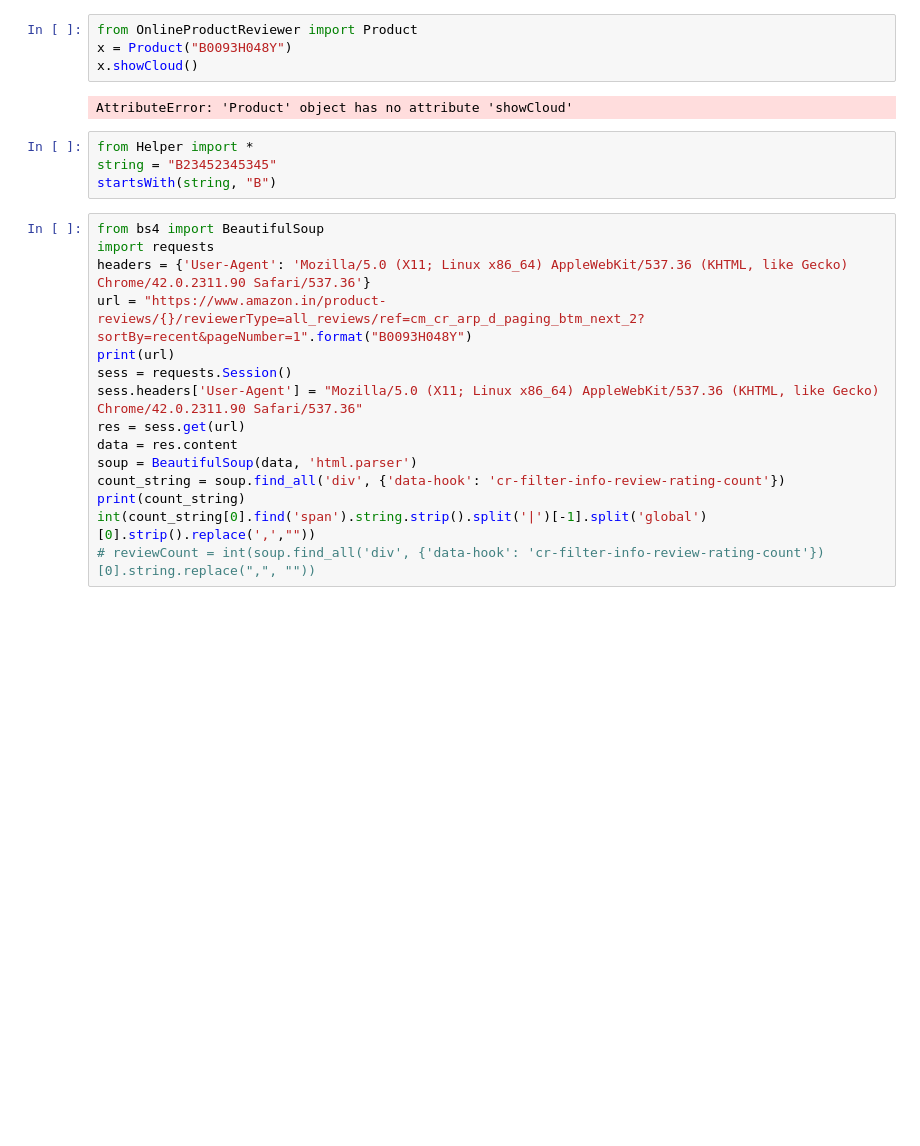
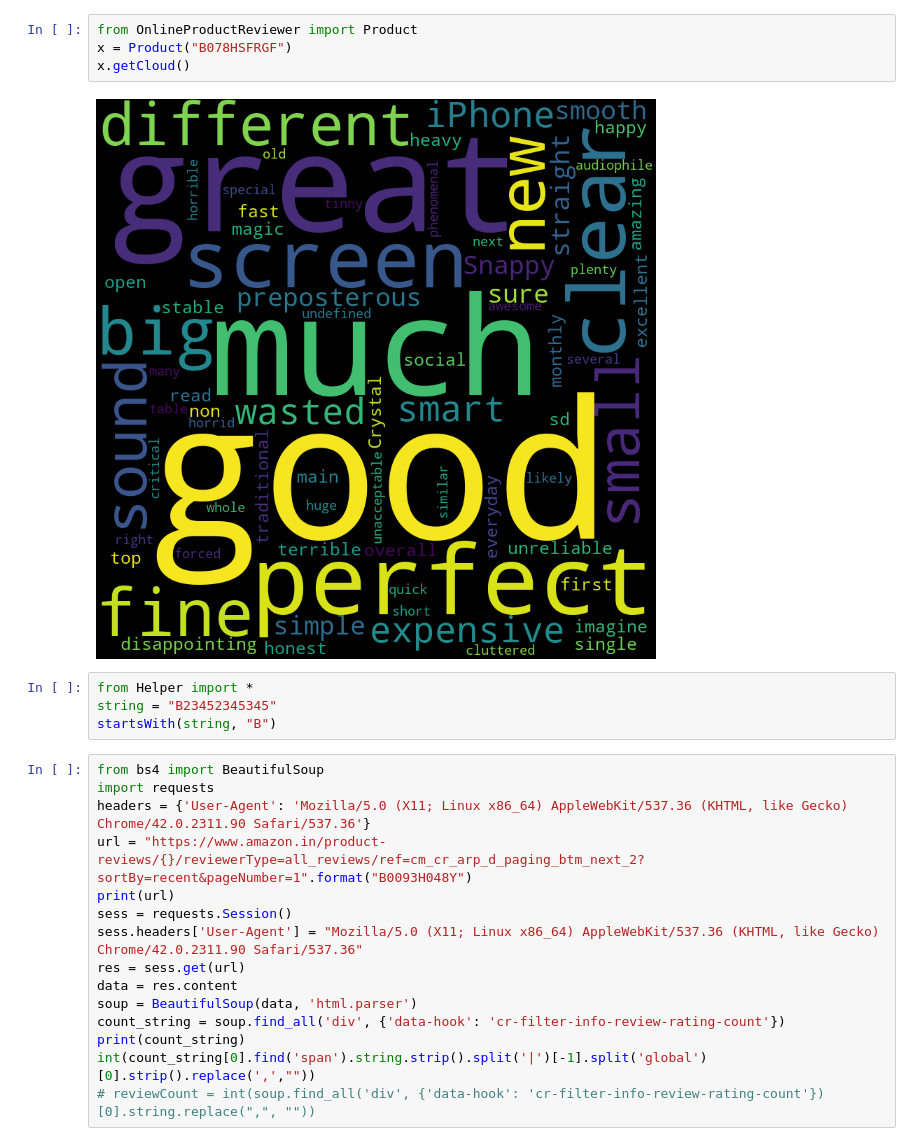
Before and after one commit to themohitkhare/OPR, a Jupyter notebook: testing.py.ipynb, the cells around one changed output. Drawn from its saved outputs; the diff is of its cells as text; blank space fills up the shorter version.

Commit message:
Modified cloud method

```diff
--- a/testing.py.ipynb
+++ b/testing.py.ipynb
@@ -1,9 +1,9 @@
 # %%
 from OnlineProductReviewer import Product
-x = Product("B0093H048Y")
-x.showCloud()
+x = Product("B078HSFRGF")
+x.getCloud()
 # %% [output]
-AttributeError: 'Product' object has no attribute 'showCloud'
+[figure, added]
 # %%
 from Helper import *
 string = "B23452345345"
```
Also changed, not shown: 1 other file.
